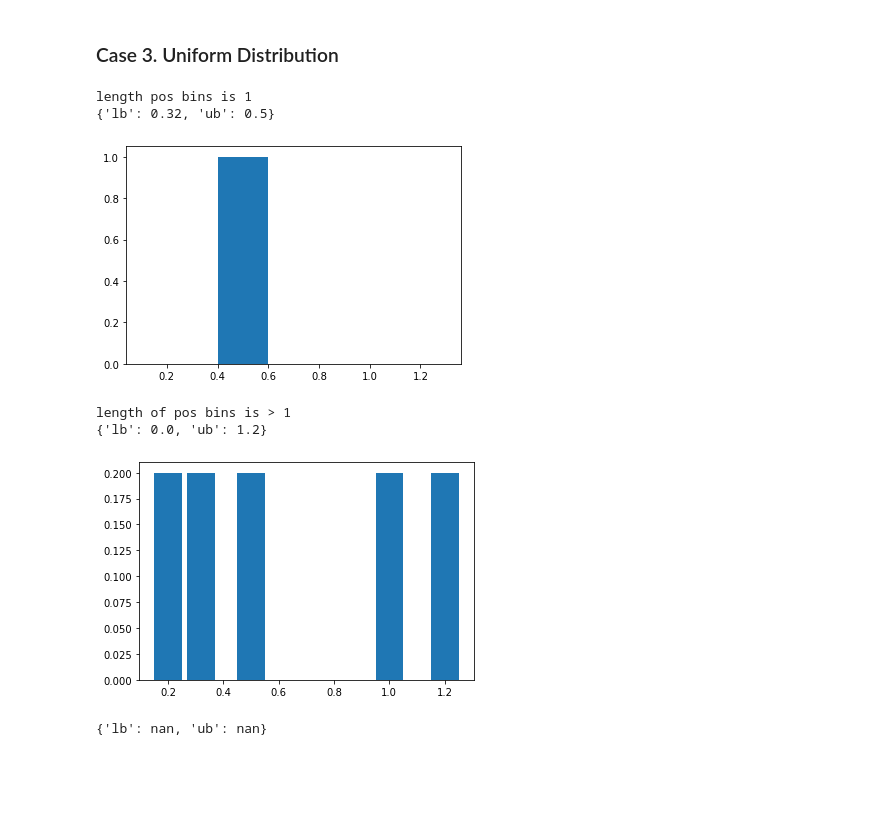
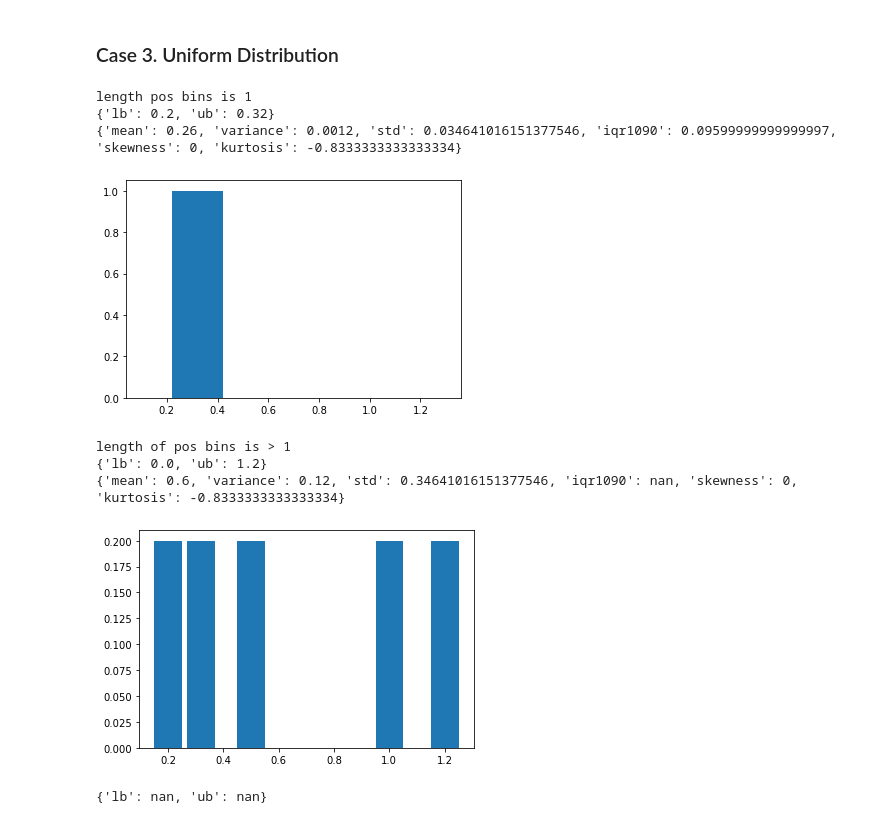
Before and after one commit to iworld1991/DensitySurveyEstimation, a Jupyter notebook: python/DensityEst.ipynb, the cells around one changed output. Drawn from its saved outputs; the diff is of its cells as text; code cells hidden in the pictures; blank space fills up the shorter version.

Commit message:
fixed a bug in calculating iqr for uniform

```diff
--- a/python/DensityEst.ipynb
+++ b/python/DensityEst.ipynb
@@ -399,7 +399,7 @@ def UniformStats(lb,ub):
         mean = (lb+ub)/2
         var = (ub-lb)**2/12
         std = np.sqrt(var)
-        x = np.linspace(uniform.ppf(lb),uniform.ppf(ub), 100)
+        x = np.linspace(lb,ub, 200)
         p10 = np.percentile(x, 10)
         p90 = np.percentile(x, 90)
         iqr1090 = p90-p10
@@ -421,18 +421,20 @@ def UniformStats(lb,ub):
 # %%
 if __name__ == "__main__":
     ## test 3: Uniform Dist with one interval
     sim_bins3 = np.array([0,0.2,0.32,0.5,1,1.2])
-    sim_probs3 = np.array([0,0,1,0,0])
+    sim_probs3 = np.array([0,1,0,0,0])
     ## plot
     plt.bar(sim_bins3[1:],sim_probs3,width=0.2)
     # Estimation
     para_est= UniformEst(sim_bins3,sim_probs3)
     print(para_est)
-    UniformStats(para_est['lb'],para_est['ub'])
+    stats_est = UniformStats(para_est['lb'],para_est['ub'])
+    print(stats_est)
 # %% [output]
 length pos bins is 1
-{'lb': 0.32, 'ub': 0.5}
+{'lb': 0.2, 'ub': 0.32}
+{'mean': 0.26, 'variance': 0.0012, 'std': 0.034641016151377546, 'iqr1090': 0.09599999999999997, 'skewness': 0, 'kurtosis': -0.8333333333333334}
-[figure, old version]
+[figure, new version]
 # %%
 if __name__ == "__main__":
     ## test 4: Uniform Dist with multiple adjacent bins with same probabilities
@@ -444,11 +446,13 @@ if __name__ == "__main__":
     para_est= UniformEst(sim_bins4,
                          sim_probs4)
     print(para_est)
-    UniformStats(para_est['lb'],
+    stats_est = UniformStats(para_est['lb'],
                  para_est['ub'])
+    print(stats_est)
 # %% [output]
 length of pos bins is > 1
 {'lb': 0.0, 'ub': 1.2}
+{'mean': 0.6, 'variance': 0.12, 'std': 0.34641016151377546, 'iqr1090': nan, 'skewness': 0, 'kurtosis': -0.8333333333333334}
 [figure]
 # %%
 if __name__ == "__main__":
```
Also changed, not shown: parts of 8 cells of this notebook, 1 other file.
